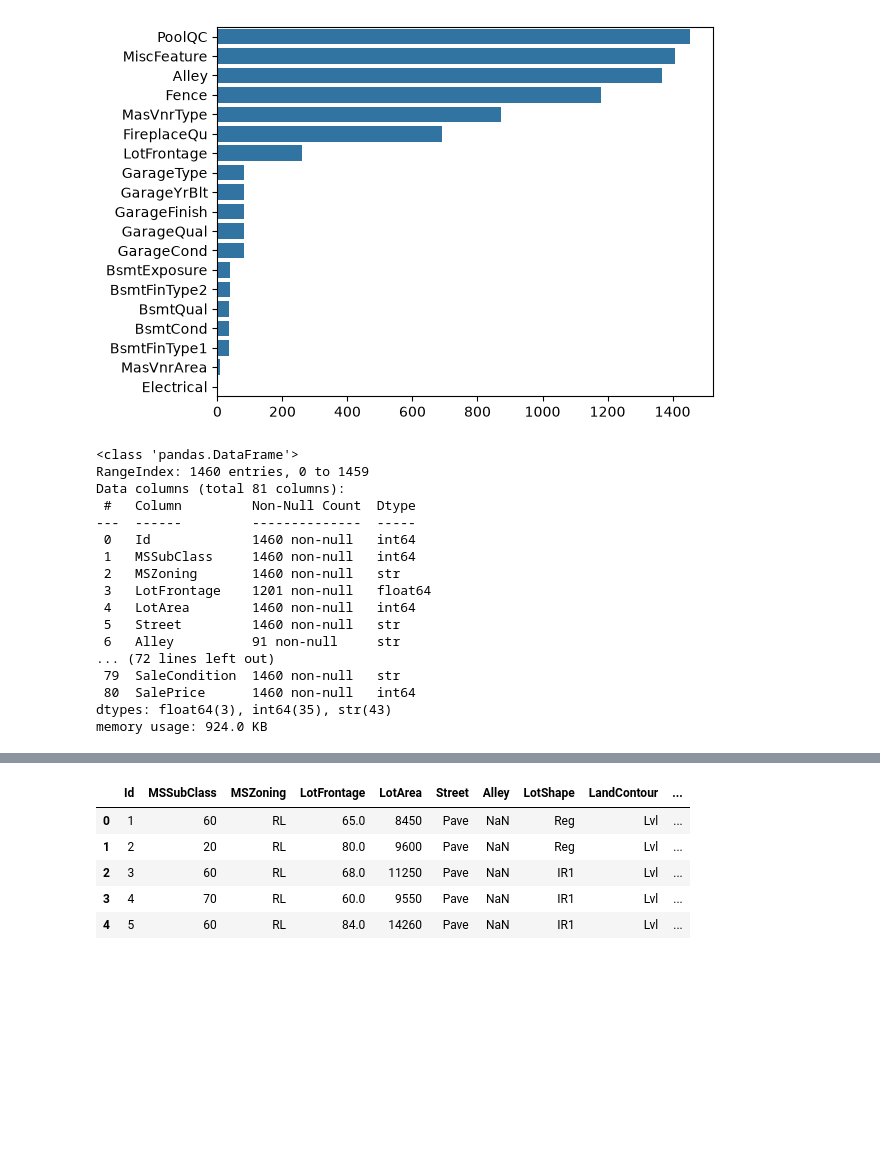
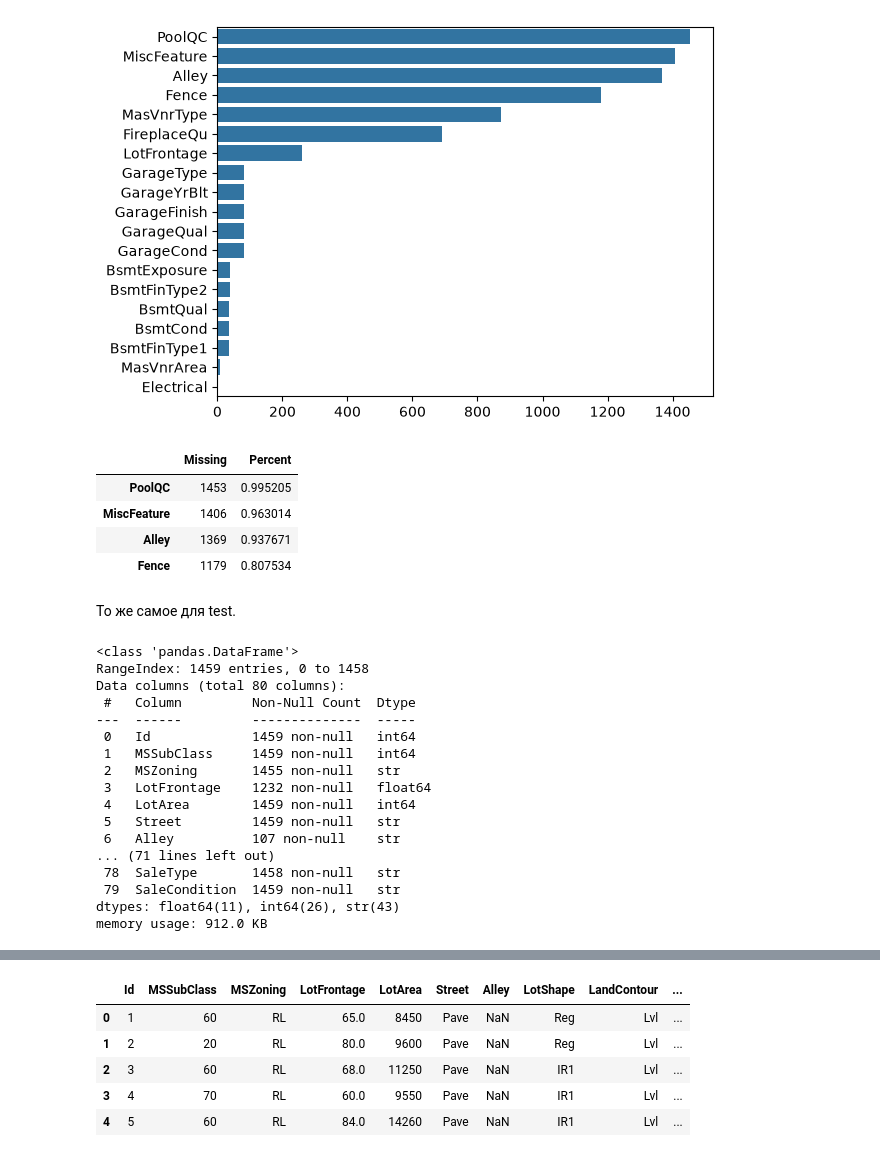
Before and after one commit to furiog1unta/HousePrices, a Jupyter notebook: notebooks/01_EDA.ipynb, the cells around one changed output, grey strips where cells are left out. Cells and saved outputs as stored; diff of their text form; code cells hidden in the pictures; blank space fills up the shorter version.

```diff
--- a/notebooks/01_EDA.ipynb
+++ b/notebooks/01_EDA.ipynb
@@ -27,24 +61,37 @@ sns.barplot(missing, orient='h')
 # %% [output]
 <Axes: >
 [figure]
-# %%
-data.info(max_cols=100)
-# Alley, MasVnrType, FireplaceQu, PoolQC, Fence, MiscFeature
-# %% [output]
-<class 'pandas.DataFrame'>
-RangeIndex: 1460 entries, 0 to 1459
-Data columns (total 81 columns):
- #   Column         Non-Null Count  Dtype
----  ------         --------------  -----
- 0   Id             1460 non-null   int64
- 1   MSSubClass     1460 non-null   int64
- 2   MSZoning       1460 non-null   str
- 3   LotFrontage    1201 non-null   float64
- 4   LotArea        1460 non-null   int64
- 5   Street         1460 non-null   str
- 6   Alley          91 non-null     str
-... (72 lines left out)
- 79  SaleCondition  1460 non-null   str
- 80  SalePrice      1460 non-null   int64
-dtypes: float64(3), int64(35), str(43)
-memory usage: 924.0 KB
+# %%
+# колонки, где пропущено больше 70% значений
+miss = pd.DataFrame({'Missing': missing,
+                     'Percent': missing / data.shape[0]},
+                    index=missing.index)
+miss[miss['Percent'] > .7]
+# %% [output]
+|  | Missing | Percent |
+| PoolQC | 1453 | 0.995205 |
+| MiscFeature | 1406 | 0.963014 |
+| Alley | 1369 | 0.937671 |
+| Fence | 1179 | 0.807534 |
+# %% [markdown]
+То же самое для test.
+# %%
+test_data.info()
+# %% [output]
+<class 'pandas.DataFrame'>
+RangeIndex: 1459 entries, 0 to 1458
+Data columns (total 80 columns):
+ #   Column         Non-Null Count  Dtype
+---  ------         --------------  -----
+ 0   Id             1459 non-null   int64
+ 1   MSSubClass     1459 non-null   int64
+ 2   MSZoning       1455 non-null   str
+ 3   LotFrontage    1232 non-null   float64
+ 4   LotArea        1459 non-null   int64
+ 5   Street         1459 non-null   str
+ 6   Alley          107 non-null    str
+... (71 lines left out)
+ 78  SaleType       1458 non-null   str
+ 79  SaleCondition  1459 non-null   str
+dtypes: float64(11), int64(26), str(43)
+memory usage: 912.0 KB
```
Also changed, not shown: parts of 13 cells of this notebook, 4 other files.
